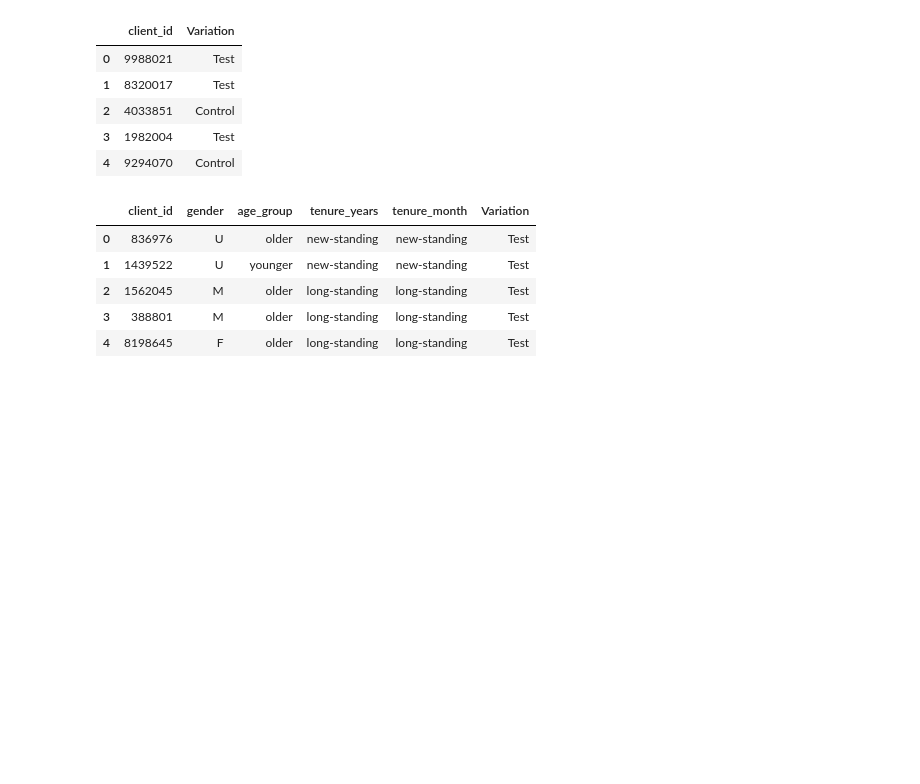
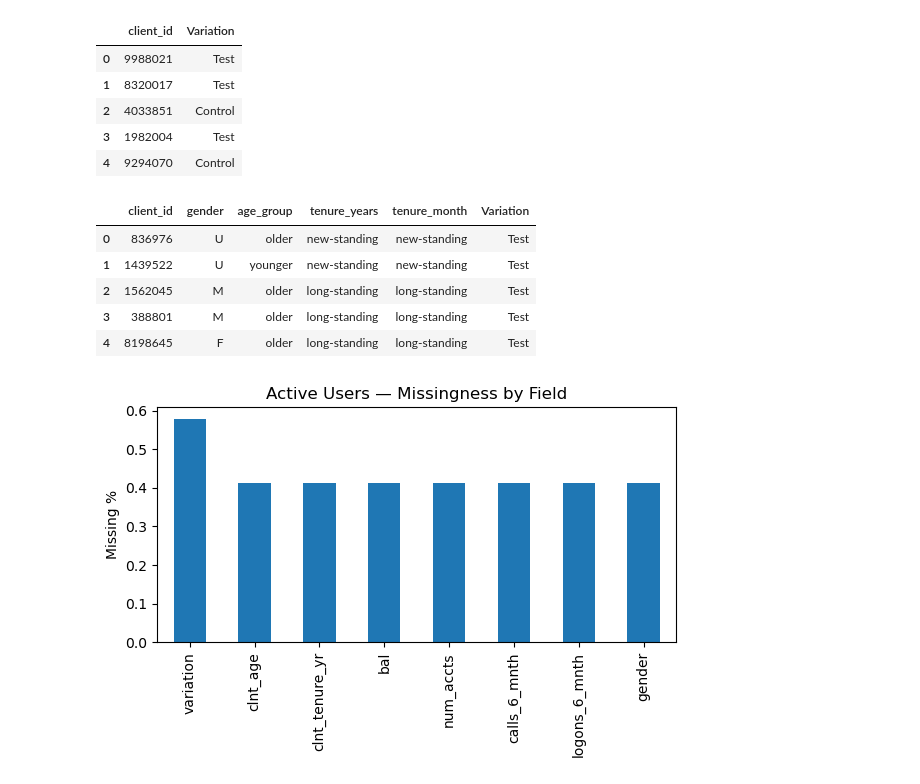
Before and after one commit to TeresaSilva7361/vanguard-ab-test, a Jupyter notebook: project.ipynb, the cells around one changed output. Saved outputs shown, nothing was run; the diff lists cells and outputs as text; code cells hidden in the pictures; blank space fills up the shorter version.

```diff
--- a/project.ipynb
+++ b/project.ipynb
@@ -55,0 +102,12 @@ merged_clients.head()
+# %%
+core_cols = ['gender','clnt_age','clnt_tenure_yr','bal','num_accts',
+             'calls_6_mnth','logons_6_mnth','variation']
+miss = active[core_cols].isnull().mean().sort_values(ascending=False)
+
+plt.figure(figsize=(6,4))
+miss.plot(kind='bar')
+plt.ylabel('Missing %')
+plt.title('Active Users — Missingness by Field')
+plt.tight_layout(); plt.show()
+# %% [output]
+[figure, added]
```
Also changed, not shown: parts of 5 cells of this notebook.
